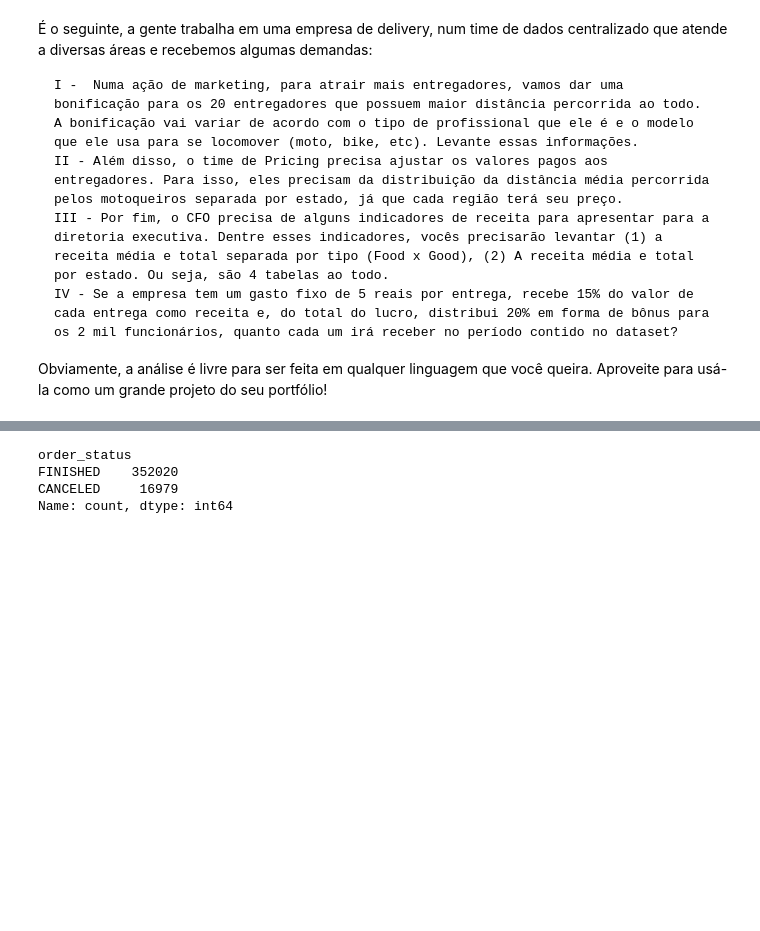
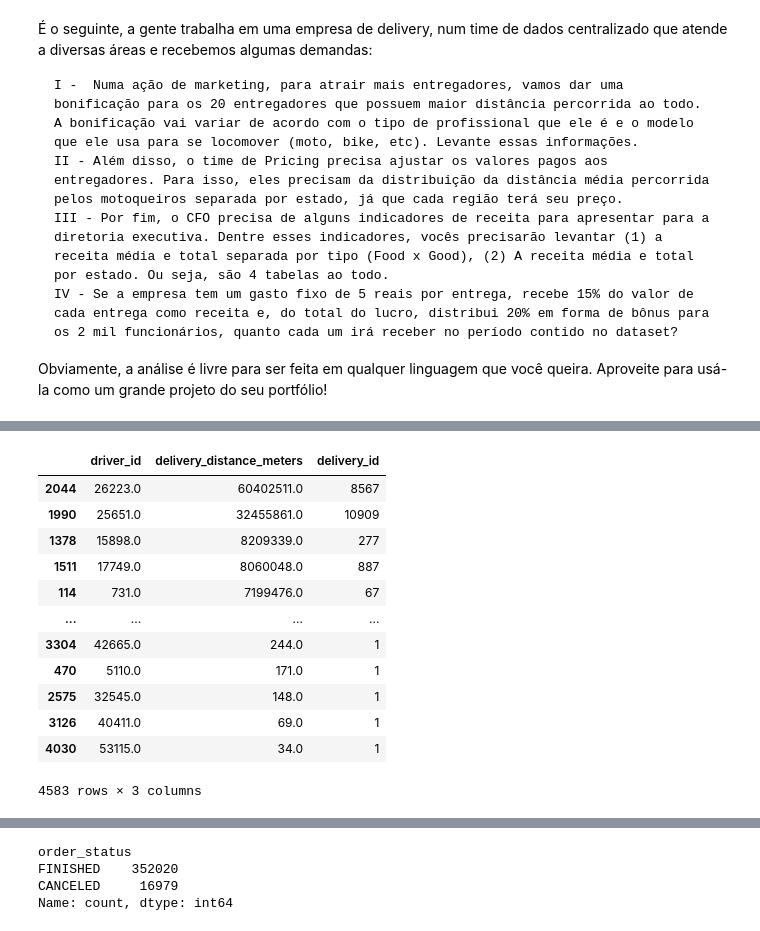
Before and after one commit to EmanuelHark12/Python_Analysis, a Jupyter notebook: notebooks/delivery/01_delivery.ipynb, the cells around one changed output, grey strips where cells are left out. Saved outputs shown, nothing was run; the diff lists cells and outputs as text; code cells hidden in the pictures; blank space fills up the shorter version.

```diff
--- a/notebooks/delivery/01_delivery.ipynb
+++ b/notebooks/delivery/01_delivery.ipynb
@@ -101,0 +160,18 @@ None
+# %%
+top_10_drivers = deliveries_finished.groupby("driver_id").agg({"delivery_distance_meters": "sum","delivery_id":"nunique"}).reset_index()
+top_10_drivers.sort_values(by=["delivery_distance_meters"],ascending=False,inplace=True)
+top_10_drivers
+# %% [output]
+|  | driver_id | delivery_distance_meters | delivery_id |
+| 2044 | 26223.0 | 60402511.0 | 8567 |
+| 1990 | 25651.0 | 32455861.0 | 10909 |
+| 1378 | 15898.0 | 8209339.0 | 277 |
+| 1511 | 17749.0 | 8060048.0 | 887 |
+| 114 | 731.0 | 7199476.0 | 67 |
+| ... | ... | ... | ... |
+| 3304 | 42665.0 | 244.0 | 1 |
+| 470 | 5110.0 | 171.0 | 1 |
+| 2575 | 32545.0 | 148.0 | 1 |
+| 3126 | 40411.0 | 69.0 | 1 |
+| 4030 | 53115.0 | 34.0 | 1 |
+4583 rows × 3 columns
```
Also changed, not shown: parts of 17 cells of this notebook, 2 other files.
